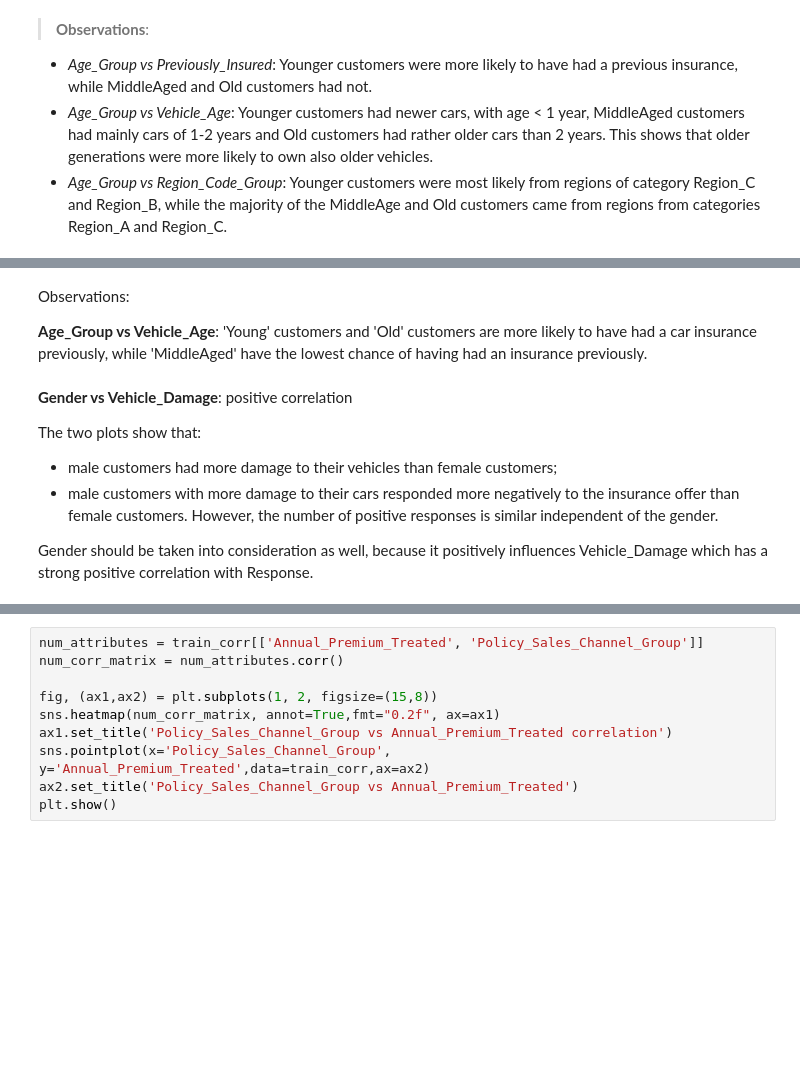
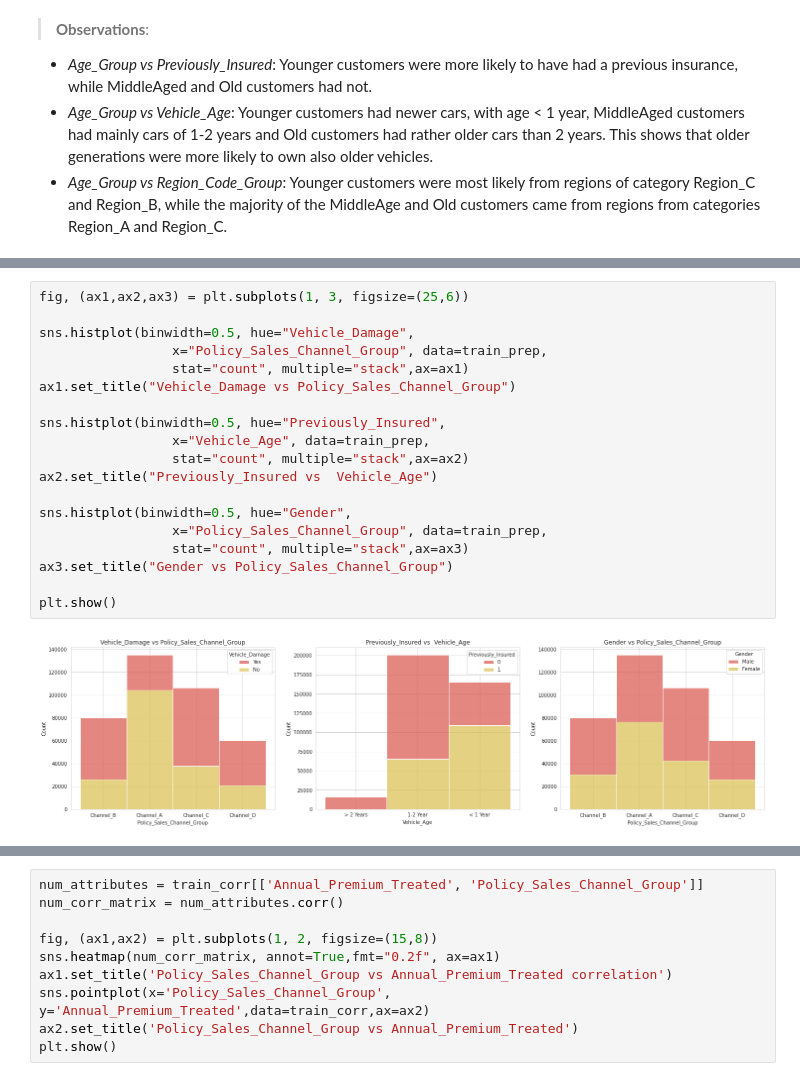
Before and after one commit to keresztesbeata/Intelligent-Systems-Lab, a Jupyter notebook: Health-Insurance-Cross-Sell-Prediction/Car_insurance.ipynb, the cells around one changed output, grey strips where cells are left out. Cells and saved outputs as stored; diff of their text form; blank space fills up the shorter version.

```diff
--- a/Health-Insurance-Cross-Sell-Prediction/Car_insurance.ipynb
+++ b/Health-Insurance-Cross-Sell-Prediction/Car_insurance.ipynb
@@ -1040,12 +960,21 @@ plt.show()
-# %% [markdown]
-Observations:
-
-**Age_Group vs Vehicle_Age**: 'Young' customers and 'Old' customers are more likely to have had a car insurance previously, while 'MiddleAged' have the lowest chance of having had an insurance previously.
-# %% [markdown]
-**Gender vs Vehicle_Damage**: positive correlation
-
-The two plots show that:
-* male customers had more damage to their vehicles than female customers;
-* male customers with more damage to their cars responded more negatively to the insurance offer than female customers. However, the number of positive responses is similar independent of the gender.
-
-Gender should be taken into consideration as well, because it positively influences Vehicle_Damage which has a strong positive correlation with Response.
+# %%
+fig, (ax1,ax2,ax3) = plt.subplots(1, 3, figsize=(25,6))
+
+sns.histplot(binwidth=0.5, hue="Vehicle_Damage",
+                 x="Policy_Sales_Channel_Group", data=train_prep,
+                 stat="count", multiple="stack",ax=ax1)
+ax1.set_title("Vehicle_Damage vs Policy_Sales_Channel_Group")
+
+sns.histplot(binwidth=0.5, hue="Previously_Insured",
+                 x="Vehicle_Age", data=train_prep,
+                 stat="count", multiple="stack",ax=ax2)
+ax2.set_title("Previously_Insured vs  Vehicle_Age")
+
+sns.histplot(binwidth=0.5, hue="Gender",
+                 x="Policy_Sales_Channel_Group", data=train_prep,
+                 stat="count", multiple="stack",ax=ax3)
+ax3.set_title("Gender vs Policy_Sales_Channel_Group")
+
+plt.show()
+# %% [output]
+[figure, added]
```
Also changed, not shown: parts of 19 cells of this notebook, 1 other file.
